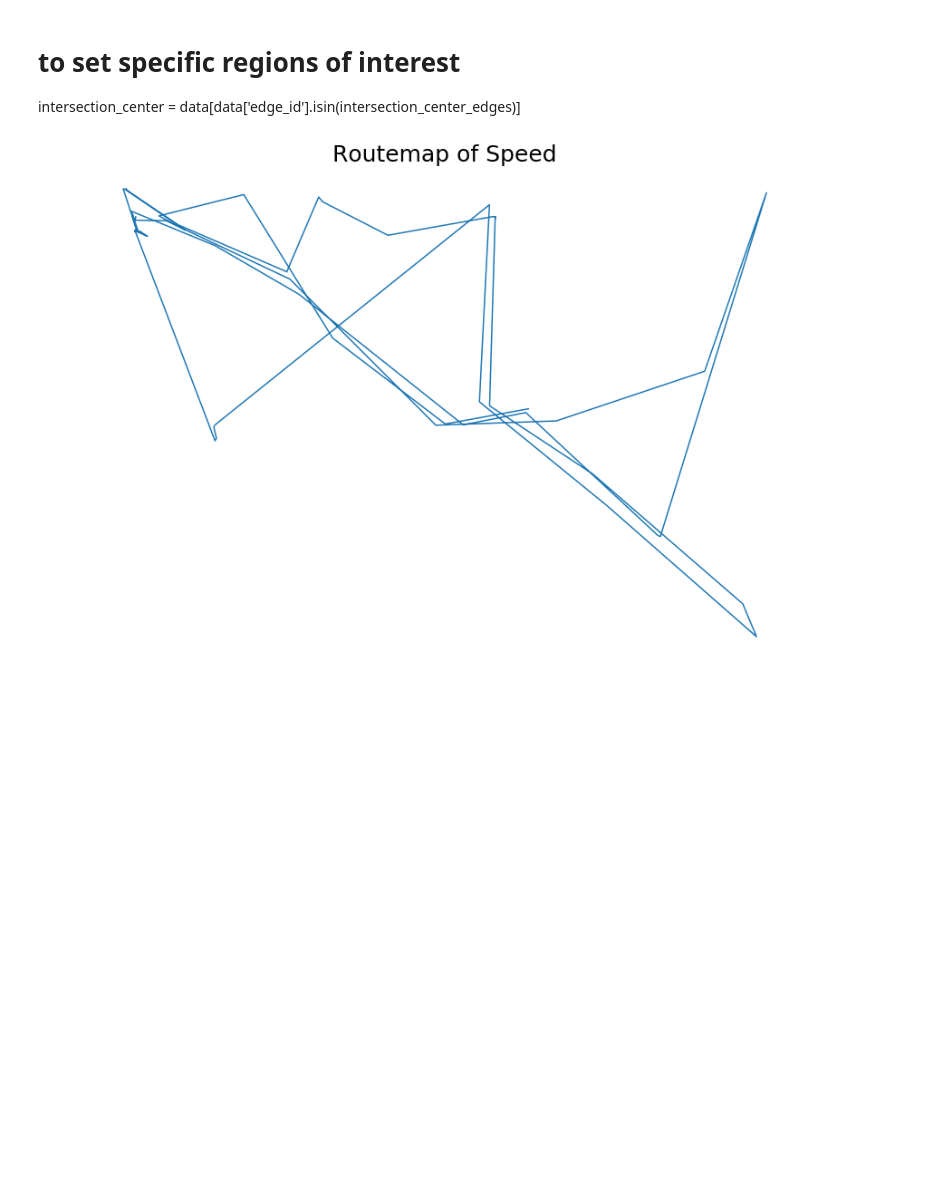
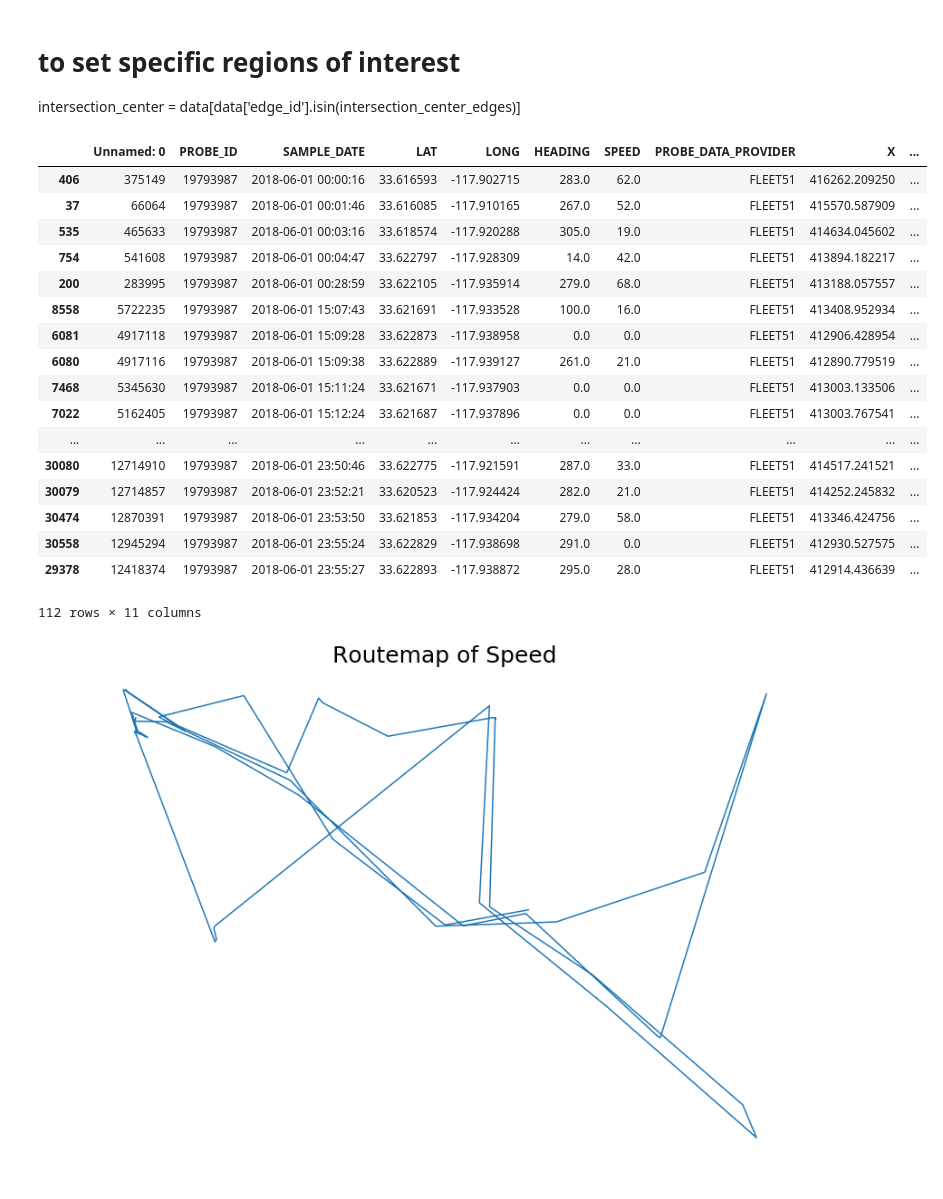
Before and after one commit to ZiningW/263-295-Project, a Jupyter notebook: Visualization_Newport.ipynb, the cells around one changed output. Drawn from its saved outputs; the diff is of its cells as text; code cells hidden in the pictures; blank space fills up the shorter version.

Commit message:
added ped data

```diff
--- a/Visualization_Newport.ipynb
+++ b/Visualization_Newport.ipynb
@@ -90,6 +90,27 @@ def mean_speed(data,title):
     plt.xticks(fontsize=16)
     plt.yticks(fontsize=16)
     plt.show()
+# %%
+ID_series
+# %% [output]
+|  | Unnamed: 0 | PROBE_ID | SAMPLE_DATE | LAT | LONG | HEADING | SPEED | PROBE_DATA_PROVIDER | X | ... |
+| 406 | 375149 | 19793987 | 2018-06-01 00:00:16 | 33.616593 | -117.902715 | 283.0 | 62.0 | FLEET51 | 416262.209250 | ... |
+| 37 | 66064 | 19793987 | 2018-06-01 00:01:46 | 33.616085 | -117.910165 | 267.0 | 52.0 | FLEET51 | 415570.587909 | ... |
+| 535 | 465633 | 19793987 | 2018-06-01 00:03:16 | 33.618574 | -117.920288 | 305.0 | 19.0 | FLEET51 | 414634.045602 | ... |
+| 754 | 541608 | 19793987 | 2018-06-01 00:04:47 | 33.622797 | -117.928309 | 14.0 | 42.0 | FLEET51 | 413894.182217 | ... |
+| 200 | 283995 | 19793987 | 2018-06-01 00:28:59 | 33.622105 | -117.935914 | 279.0 | 68.0 | FLEET51 | 413188.057557 | ... |
+| 8558 | 5722235 | 19793987 | 2018-06-01 15:07:43 | 33.621691 | -117.933528 | 100.0 | 16.0 | FLEET51 | 413408.952934 | ... |
+| 6081 | 4917118 | 19793987 | 2018-06-01 15:09:28 | 33.622873 | -117.938958 | 0.0 | 0.0 | FLEET51 | 412906.428954 | ... |
+| 6080 | 4917116 | 19793987 | 2018-06-01 15:09:38 | 33.622889 | -117.939127 | 261.0 | 21.0 | FLEET51 | 412890.779519 | ... |
+| 7468 | 5345630 | 19793987 | 2018-06-01 15:11:24 | 33.621671 | -117.937903 | 0.0 | 0.0 | FLEET51 | 413003.133506 | ... |
+| 7022 | 5162405 | 19793987 | 2018-06-01 15:12:24 | 33.621687 | -117.937896 | 0.0 | 0.0 | FLEET51 | 413003.767541 | ... |
+| ... | ... | ... | ... | ... | ... | ... | ... | ... | ... | ... |
+| 30080 | 12714910 | 19793987 | 2018-06-01 23:50:46 | 33.622775 | -117.921591 | 287.0 | 33.0 | FLEET51 | 414517.241521 | ... |
+| 30079 | 12714857 | 19793987 | 2018-06-01 23:52:21 | 33.620523 | -117.924424 | 282.0 | 21.0 | FLEET51 | 414252.245832 | ... |
+| 30474 | 12870391 | 19793987 | 2018-06-01 23:53:50 | 33.621853 | -117.934204 | 279.0 | 58.0 | FLEET51 | 413346.424756 | ... |
+| 30558 | 12945294 | 19793987 | 2018-06-01 23:55:24 | 33.622829 | -117.938698 | 291.0 | 0.0 | FLEET51 | 412930.527575 | ... |
+| 29378 | 12418374 | 19793987 | 2018-06-01 23:55:27 | 33.622893 | -117.938872 | 295.0 | 28.0 | FLEET51 | 412914.436639 | ... |
+112 rows × 11 columns
 # %%
 ax = route_map(ID_series,'Routemap of Speed') #Changed to routemap from heatmap
 # %% [output]
```
Also changed, not shown: parts of 10 cells of this notebook.
